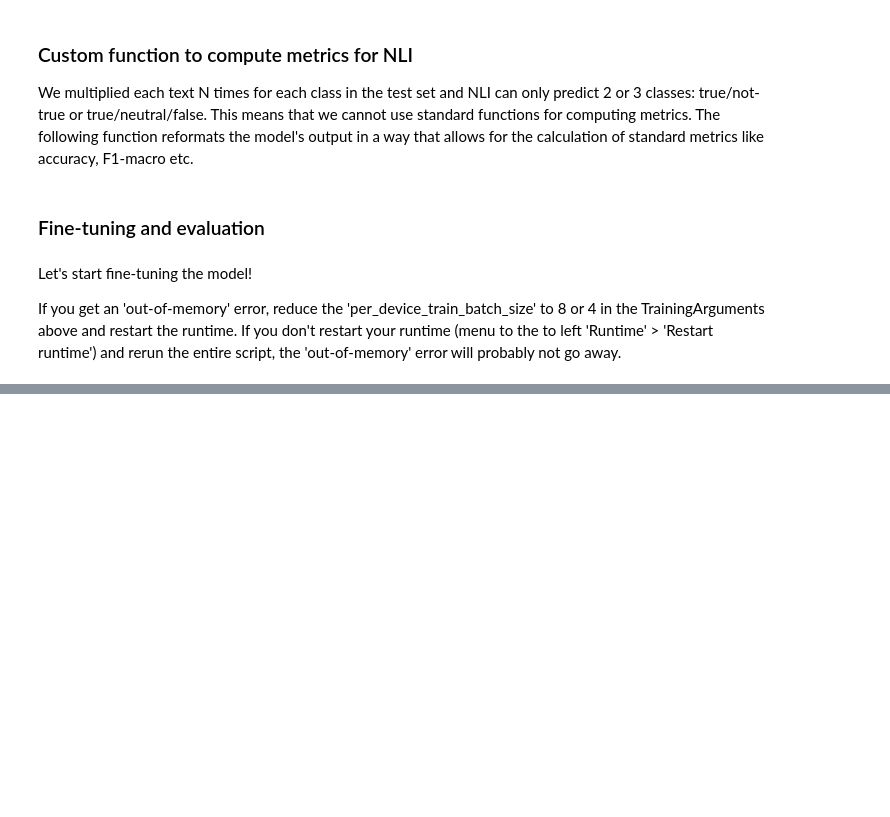
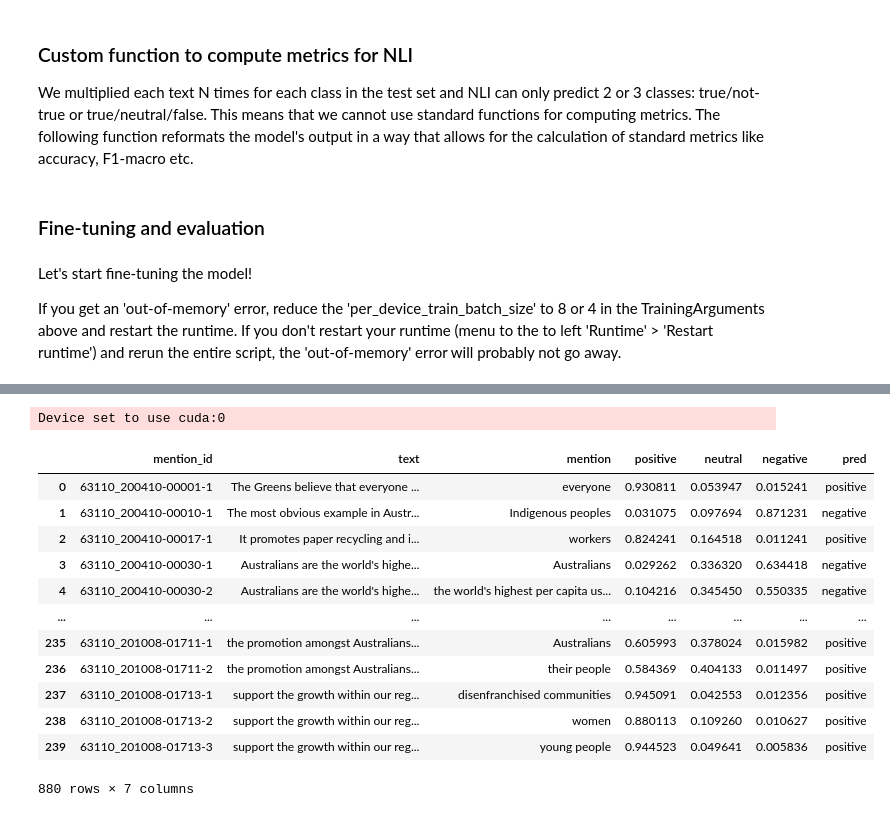
Before and after one commit to haukelicht/galtan_group_appeals, a Jupyter notebook: code/mention-classification/finetune_nli_stance_classifier.ipynb, the cells around one changed output, grey strips where cells are left out. Drawn from its saved outputs; the diff is of its cells as text; code cells hidden in the pictures; blank space fills up the shorter version.

Commit message:
updated NLI classifier notebook

```diff
--- a/code/mention-classification/finetune_nli_stance_classifier.ipynb
+++ b/code/mention-classification/finetune_nli_stance_classifier.ipynb
@@ -191,7 +258,8 @@ import regex
 df[['s', 'e']] = df.apply(lambda x: regex.search(regex.escape(x.mention), x.text).span(), axis=1, result_type='expand')
 # %%
 def format_input(text, s, e):
-    return text[:s]+'[['+text[s:e]+']]'+text[e:]
+    # return text[:s]+'[['+text[s:e]+']]'+text[e:]
+    return text # text[:s]+'"""'+text[s:e]+'"""'+text[e:]
 
 def clean_text(text: str):
     text = re.sub(r'"+', '"', text)
@@ -384,0 +555,14 @@ trainer.model.cpu(); del trainer; clean_memory()
+# %%
+from transformers import pipeline
+
+classifier = pipeline(
+    task='zero-shot-classification',
+    model=results_path,
+    # model=trainer.model.eval(),
+    # tokenizer=trainer.tokenizer,
+    framework='pt',
+    #device=device,
+    args_parser=ZeroShotMentionClassificationArgumentHandler()
+)
+# %% [output]
+Device set to use cuda:0
@@ -384,0 +582,55 @@ trainer.model.cpu(); del trainer; clean_memory()
+# %%
+df.loc[:, "text_prepared"] = 'The quote: """' + df.text.fillna("") + '""" - end of the quote.'
+cols.append('text_prepared')
+df = df[cols]
+# %%
+def _predict_batch(df, batch_size=64):
+    inputs = df[['text_prepared', 'mention']].apply(tuple, axis=1).to_list()
+    preds = classifier(
+        inputs,
+        candidate_labels=list(hypothesis_label_dict.keys()),
+        hypothesis_template=HYPOTHESIS_TEMPLATE,
+        multi_label=False,
+        batch_size=batch_size
+    )
+    preds_df = pd.concat(pd.DataFrame(pred['scores'], index=pred['labels']).T for pred in preds)
+    preds_df['pred'] = preds_df.columns[preds_df.values.argmax(axis=1)]
+
+    preds_df = pd.concat([
+        df[['mention_id', 'text', 'mention']].reset_index(drop=True),
+        preds_df.reset_index(drop=True)
+    ], axis=1)
+
+    return preds_df
+# %%
+from tqdm import tqdm
+n = len(df)
+batch_size = 64
+chunk_size = batch_size*20
+
+preds_dfs = []
+for i in tqdm(range(0, n, chunk_size)):
+    if i + chunk_size > n:
+        chunk_size = n - i
+    # print(f"Processing {i} to {i+chunk_size} of {n}")
+    preds_df = _predict_batch(df.iloc[i:i+chunk_size], batch_size=batch_size)
+    preds_dfs.append(preds_df)
+    del preds_df
+    clean_memory()
+    # preds_df.to_csv(os.path.join(results_path, f'predictions_{i}.tsv'), sep="\t", index=False)
+# %%
+pd.concat(preds_dfs)
+# %% [output]
+|  | mention_id | text | mention | positive | neutral | negative | pred |
+| 0 | 63110_200410-00001-1 | The Greens believe that everyone ... | everyone | 0.930811 | 0.053947 | 0.015241 | positive |
+| 1 | 63110_200410-00010-1 | The most obvious example in Austr... | Indigenous peoples | 0.031075 | 0.097694 | 0.871231 | negative |
+| 2 | 63110_200410-00017-1 | It promotes paper recycling and i... | workers | 0.824241 | 0.164518 | 0.011241 | positive |
+| 3 | 63110_200410-00030-1 | Australians are the world's highe... | Australians | 0.029262 | 0.336320 | 0.634418 | negative |
+| 4 | 63110_200410-00030-2 | Australians are the world's highe... | the world's highest per capita us... | 0.104216 | 0.345450 | 0.550335 | negative |
+| ... | ... | ... | ... | ... | ... | ... | ... |
+| 235 | 63110_201008-01711-1 | the promotion amongst Australians... | Australians | 0.605993 | 0.378024 | 0.015982 | positive |
+| 236 | 63110_201008-01711-2 | the promotion amongst Australians... | their people | 0.584369 | 0.404133 | 0.011497 | positive |
+| 237 | 63110_201008-01713-1 | support the growth within our reg... | disenfranchised communities | 0.945091 | 0.042553 | 0.012356 | positive |
+| 238 | 63110_201008-01713-2 | support the growth within our reg... | women | 0.880113 | 0.109260 | 0.010627 | positive |
+| 239 | 63110_201008-01713-3 | support the growth within our reg... | young people | 0.944523 | 0.049641 | 0.005836 | positive |
+880 rows × 7 columns
```
Also changed, not shown: parts of 28 cells of this notebook.
